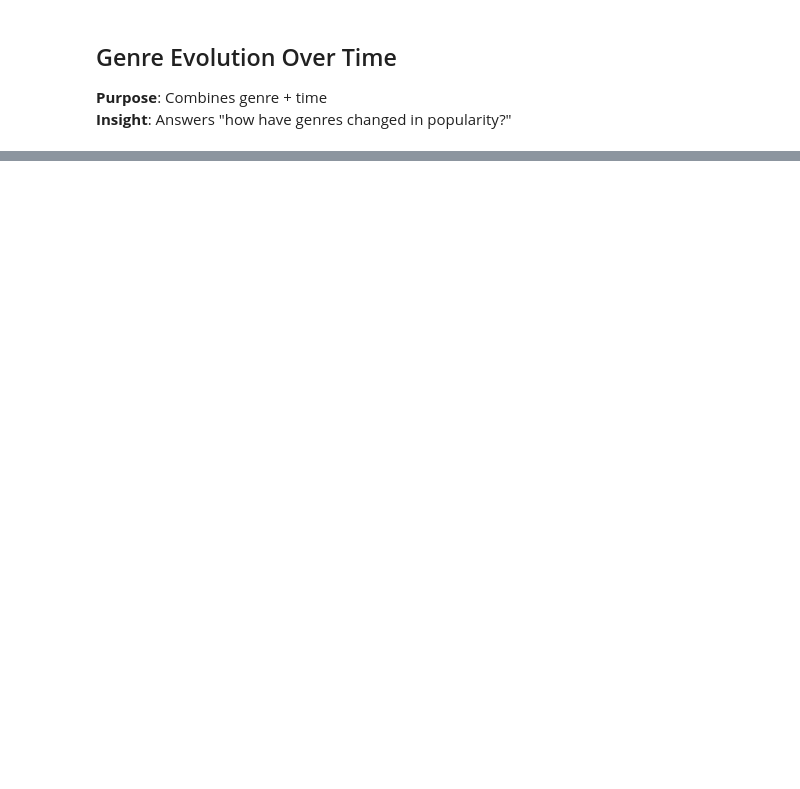
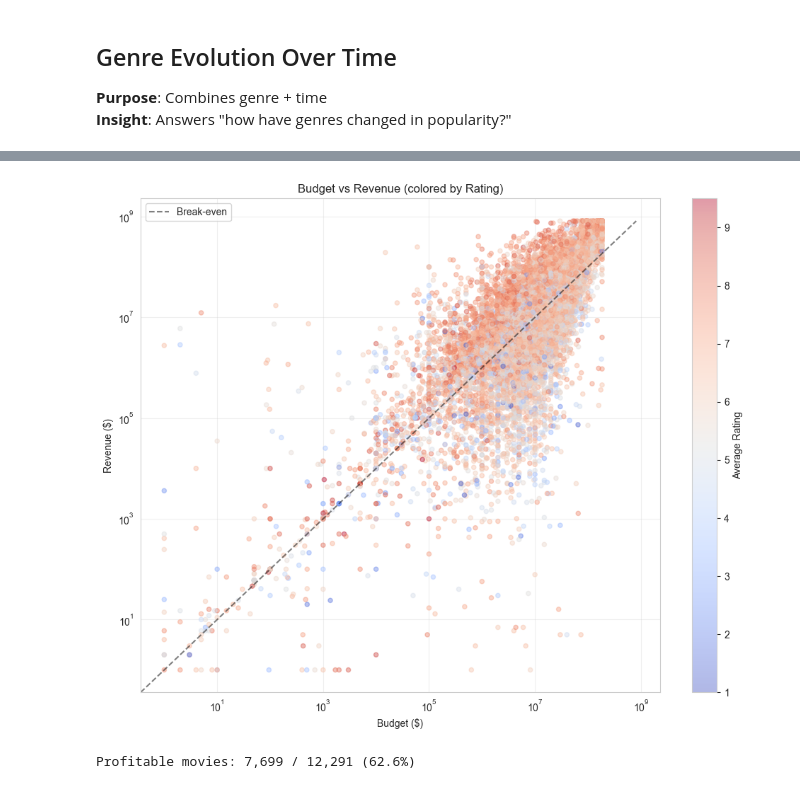
Before and after one commit to vermavaishnav70/DM-IMDB, a Jupyter notebook: notebooks/eda.ipynb, the cells around one changed output, grey strips where cells are left out. Cells and saved outputs as stored; diff of their text form; code cells hidden in the pictures; blank space fills up the shorter version.

```diff
--- a/notebooks/eda.ipynb
+++ b/notebooks/eda.ipynb
@@ -396,0 +445,30 @@ Name: averageRating, dtype: float64
+# %%
+# Budget vs Revenue Scatter Plot
+df_financial = df[(df['budget'].notna()) & (df['revenue'].notna()) & (df['budget'] > 0) & (df['revenue'] > 0)]
+
+plt.figure(figsize=(10, 8))
+plt.scatter(df_financial['budget'], df_financial['revenue'],
+            alpha=0.4, c=df_financial['averageRating'], cmap='coolwarm', s=20)
+plt.colorbar(label='Average Rating')
+
+# Add break-even line
+max_val = max(df_financial['budget'].max(), df_financial['revenue'].max())
+plt.plot([0, max_val], [0, max_val], 'k--', alpha=0.5, label='Break-even')
+
+plt.xscale('log')
+plt.yscale('log')
+plt.xlabel('Budget ($)')
+plt.ylabel('Revenue ($)')
+plt.title('Budget vs Revenue (colored by Rating)')
+plt.legend()
+plt.grid(alpha=0.3)
+plt.tight_layout()
+plt.show()
+
+# Calculate profitability stats
+profitable = (df_financial['revenue'] > df_financial['budget']).sum()
+total = len(df_financial)
+print(f"Profitable movies: {profitable:,} / {total:,} ({profitable/total*100:.1f}%)")
+# %% [output]
+[figure, added]
+Profitable movies: 7,699 / 12,291 (62.6%)
```
Also changed, not shown: parts of 13 cells of this notebook, 3 other files.
